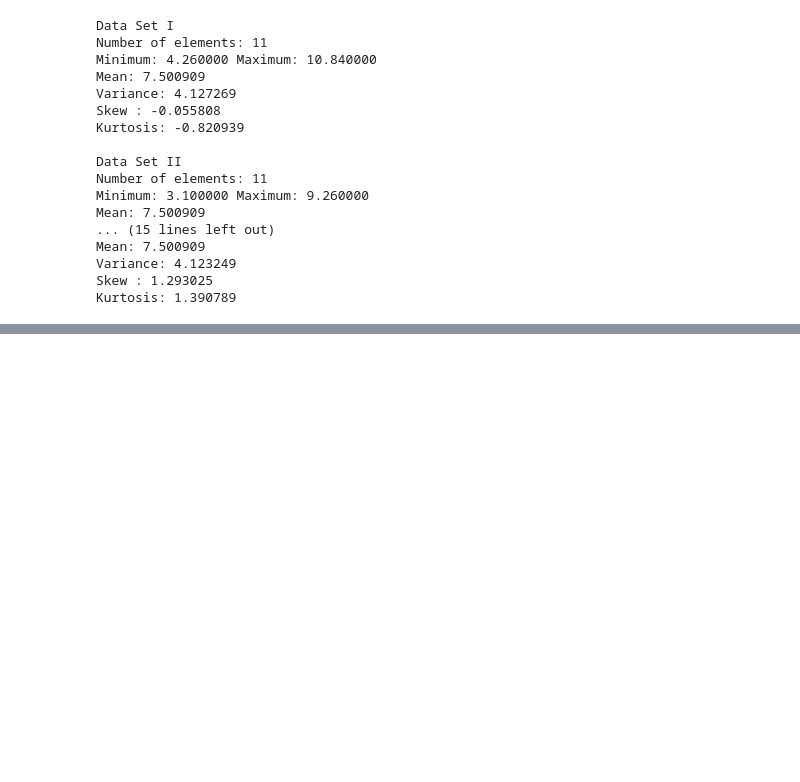
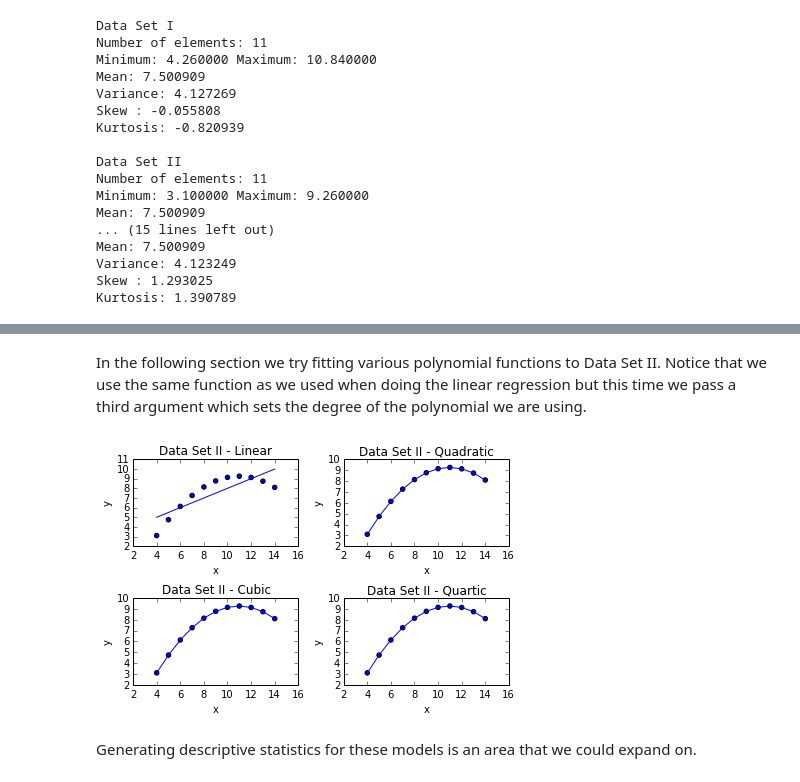
Before and after one commit to DataProgrammingBridge2014/PythonCodeDevelopment, a Jupyter notebook: Week9Analysis.ipynb, the cells around one changed output, grey strips where cells are left out. Drawn from its saved outputs; the diff is of its cells as text; code cells hidden in the pictures; blank space fills up the shorter version.

```diff
--- a/Week9Analysis.ipynb
+++ b/Week9Analysis.ipynb
@@ -142,0 +185,14 @@ Kurtosis: 1.390789
+# %% [markdown]
+In the following section we try fitting various polynomial functions to Data Set II. Notice that we use the same function as we used when doing the linear regression but this time we pass a third argument which sets the degree of the polynomial we are using.
+# %%
+#Trying four different polynomial regressions.
+fig, ((ax1, ax2),(ax3,ax4)) = plt.subplots(nrows=2, ncols=2)
+plot_reg(ax1, points2, 'Data Set II - Linear', 1)
+plot_reg(ax2, points2, 'Data Set II - Quadratic', 2)
+plot_reg(ax3, points2, 'Data Set II - Cubic', 3)
+plot_reg(ax4, points2, 'Data Set II - Quartic', 4)
+plt.tight_layout()
+# %% [output]
+[figure, added]
+# %% [markdown]
+Generating descriptive statistics for these models is an area that we could expand on.
```
Also changed, not shown: parts of 7 cells of this notebook.
